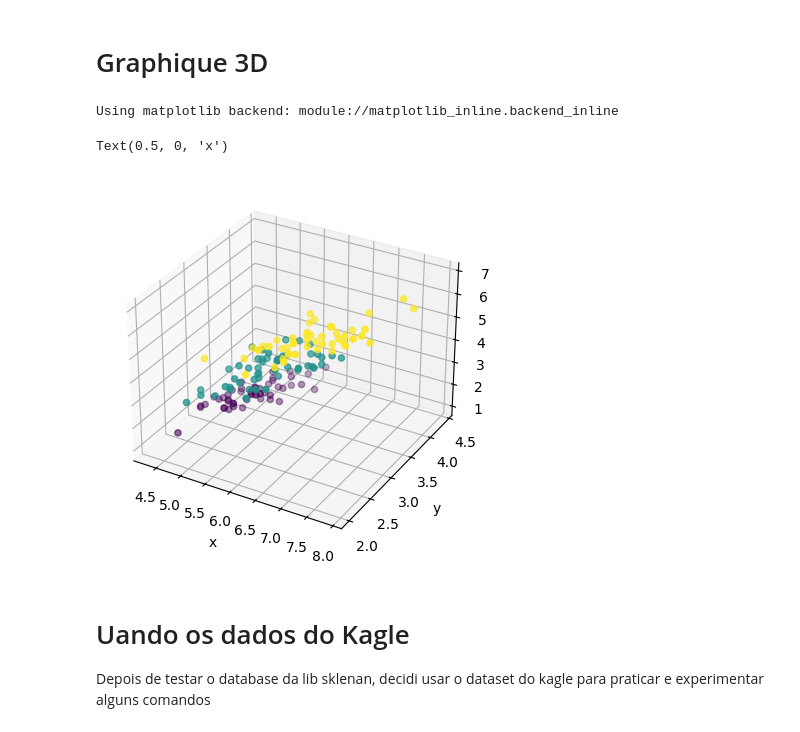
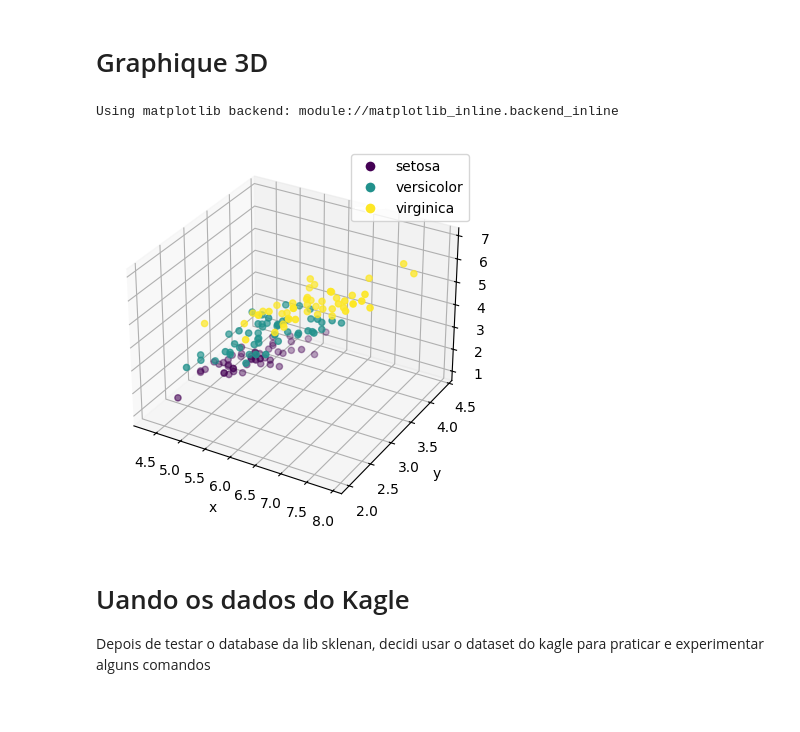
Before and after one commit to kingsonPaxe/Mes-Formation-de-Python-Special-Machine-Learning, a Jupyter notebook: leçon15 - Graphiques importantes!/Leçon avec machinelearnia.ipynb, the cells around one changed output. Saved outputs shown, nothing was run; the diff lists cells and outputs as text; code cells hidden in the pictures.

```diff
--- a/leçon15 - Graphiques importantes!/Leçon avec machinelearnia.ipynb
+++ b/leçon15 - Graphiques importantes!/Leçon avec machinelearnia.ipynb
@@ -48,15 +34,15 @@ from mpl_toolkits.mplot3d import Axes3D
 # %%
 %matplotlib
 ax = plt.axes(projection='3d')
 ax.scatter(x[:,0], x[:,1], x[:,2], c = y)
 plt.ylabel('y')
 plt.xlabel('x')
-
-# plt.show()
+handle = [plt.Line2D([0],[0], marker = "o", label = name, markerfacecolor=plt.cm.viridis((i/2)), color="w", markersize=8) for i, name in enumerate(names)]
+plt.legend(handles = handle)
+plt.show()
 # %% [output]
 Using matplotlib backend: module://matplotlib_inline.backend_inline
-Text(0.5, 0, 'x')
-[figure, old version]
+[figure, new version]
 # %% [markdown]
 # Uando os dados do Kagle
 Depois de testar o database da lib sklenan, decidi usar o dataset do kagle para praticar e experimentar alguns comandos
```
Also changed, not shown: parts of 7 cells of this notebook, 8 other files.
